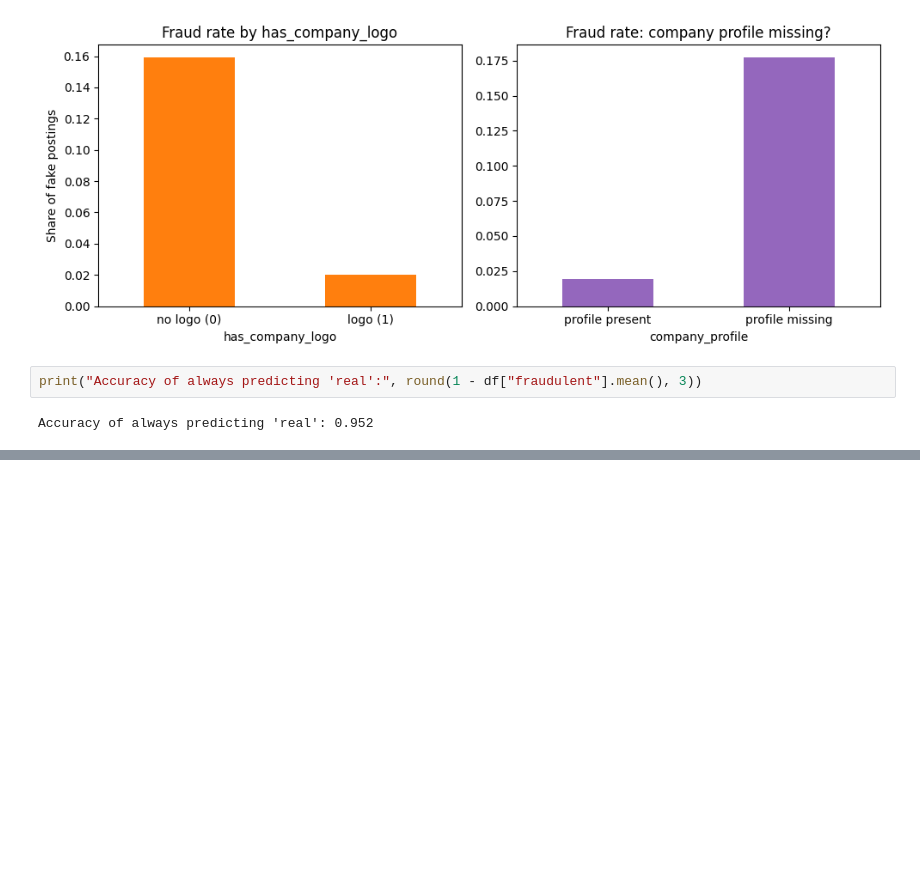
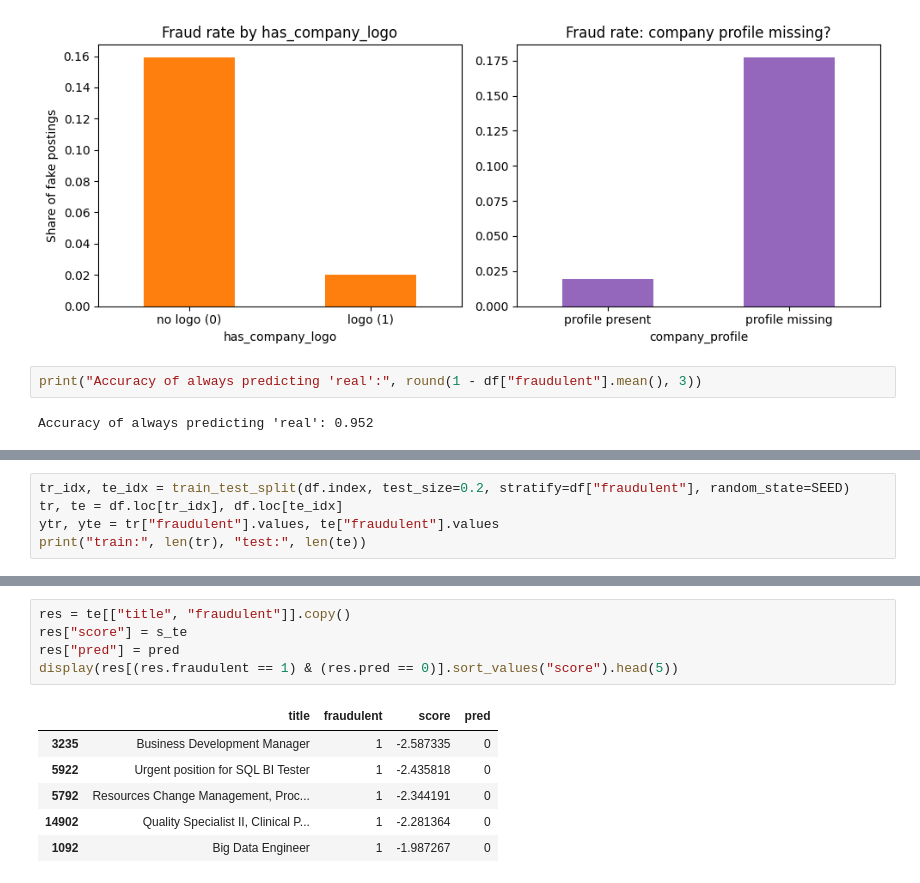
Before and after one commit to Noman87370/scam-job-posting-detector, a Jupyter notebook: scam-job-posting-detector.ipynb, the cells around one changed output, grey strips where cells are left out. Drawn from its saved outputs; the diff is of its cells as text; blank space fills up the shorter version.

```diff
--- a/scam-job-posting-detector.ipynb
+++ b/scam-job-posting-detector.ipynb
@@ -81,0 +146,5 @@ Accuracy of always predicting 'real': 0.952
+# %%
+tr_idx, te_idx = train_test_split(df.index, test_size=0.2, stratify=df["fraudulent"], random_state=SEED)
+tr, te = df.loc[tr_idx], df.loc[te_idx]
+ytr, yte = tr["fraudulent"].values, te["fraudulent"].values
+print("train:", len(tr), "test:", len(te))
@@ -81,0 +249,12 @@ Accuracy of always predicting 'real': 0.952
+# %%
+res = te[["title", "fraudulent"]].copy()
+res["score"] = s_te
+res["pred"] = pred
+display(res[(res.fraudulent == 1) & (res.pred == 0)].sort_values("score").head(5))
+# %% [output]
+|  | title | fraudulent | score | pred |
+| 3235 | Business Development Manager | 1 | -2.587335 | 0 |
+| 5922 | Urgent position for SQL BI Tester | 1 | -2.435818 | 0 |
+| 5792 | Resources Change Management, Proc... | 1 | -2.344191 | 0 |
+| 14902 | Quality Specialist II, Clinical P... | 1 | -2.281364 | 0 |
+| 1092 | Big Data Engineer | 1 | -1.987267 | 0 |
```
Also changed, not shown: parts of 19 cells of this notebook.
